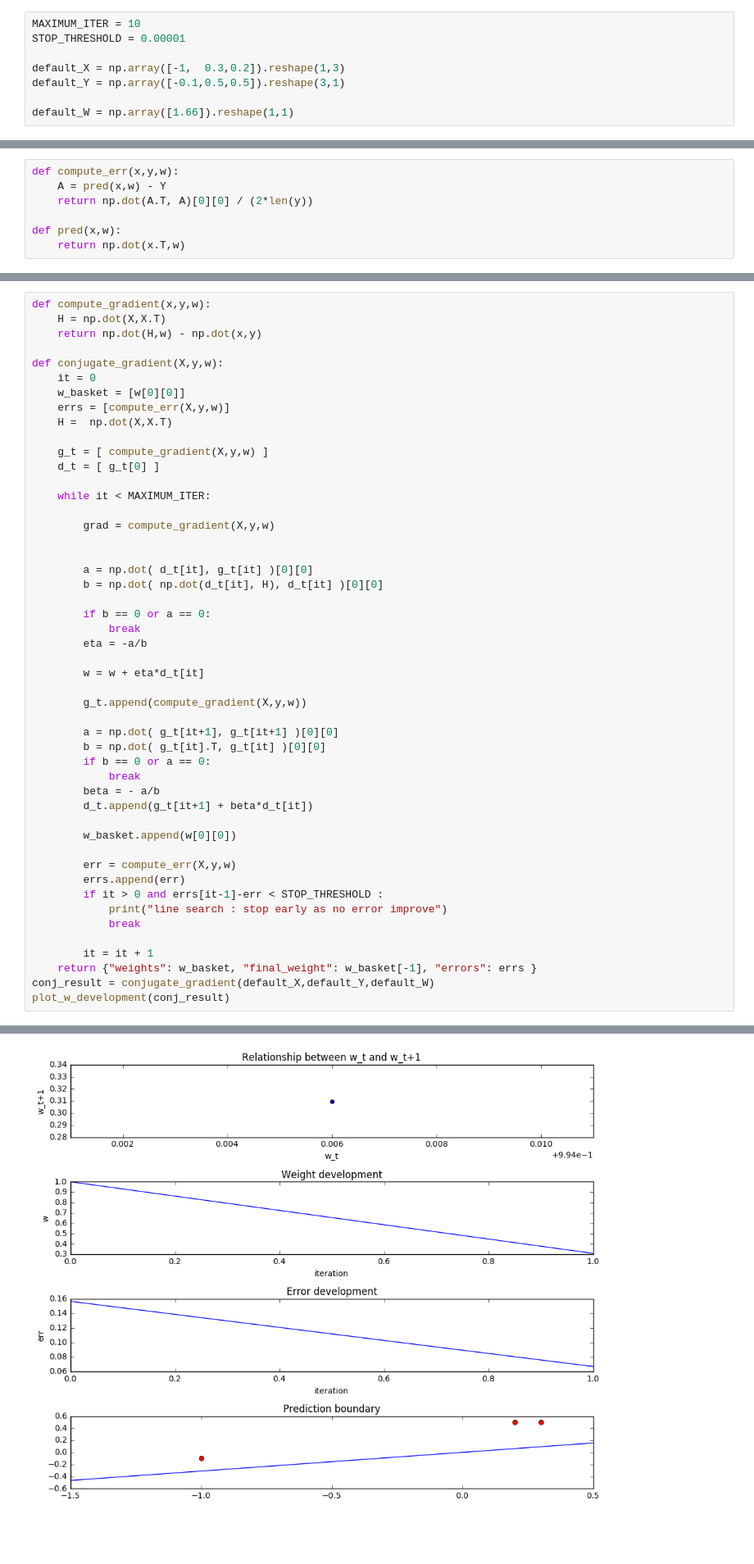
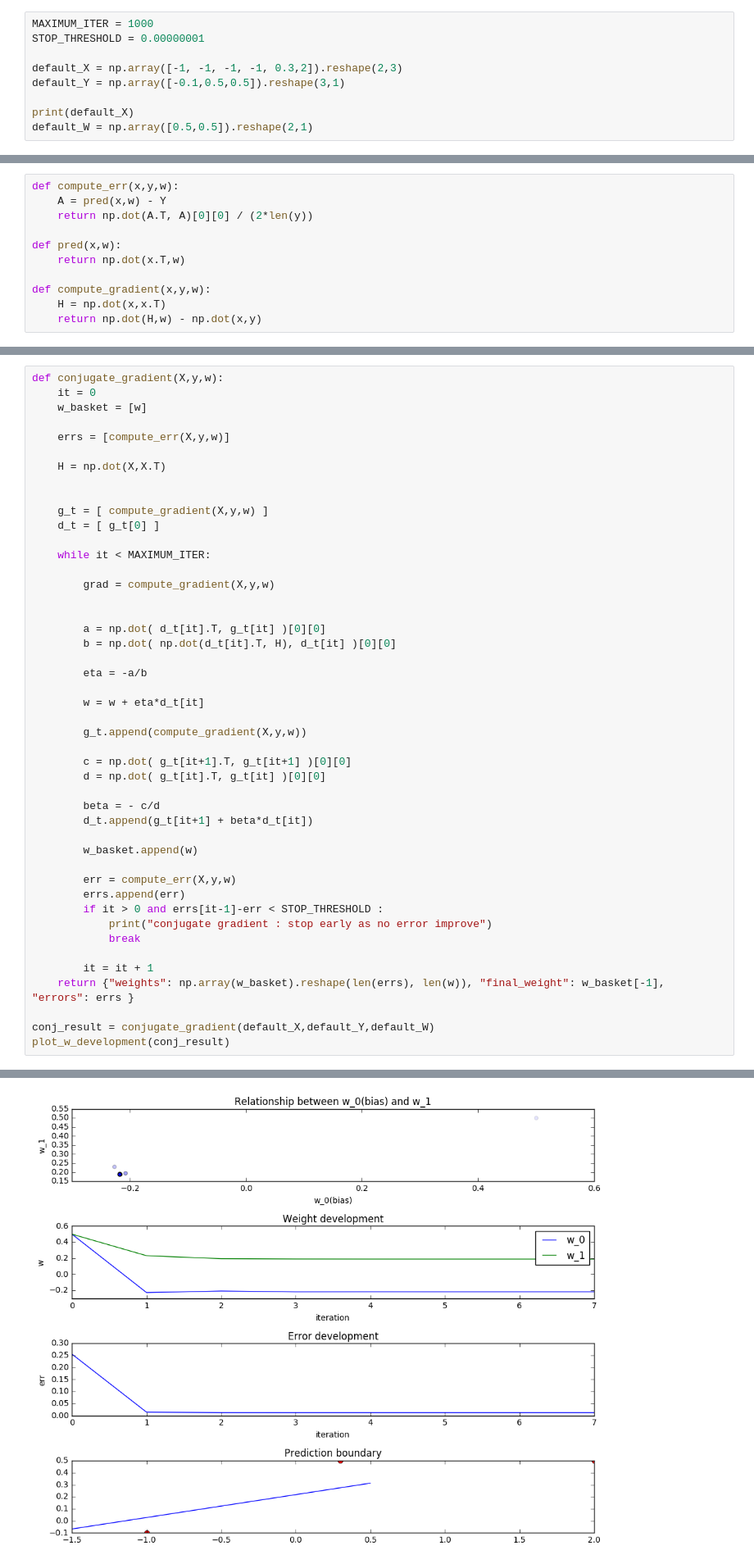
Before and after one commit to p16i/course-machine-intelligence-1, a Jupyter notebook: w4/learning-optimization.ipynb, the cells around one changed output, grey strips where cells are left out. Shown at 82% size. Cells and saved outputs as stored; diff of their text form; blank space fills up the shorter version.

Commit message:
Fix error

```diff
--- a/w4/learning-optimization.ipynb
+++ b/w4/learning-optimization.ipynb
@@ -6,10 +6,11 @@ import numpy as np
 
 plt.rcParams["figure.figsize"] = [10,8]
 # %%
-MAXIMUM_ITER = 10
-STOP_THRESHOLD = 0.00001
+MAXIMUM_ITER = 1000
+STOP_THRESHOLD = 0.00000001
 
-default_X = np.array([-1,  0.3,0.2]).reshape(1,3)
+default_X = np.array([-1, -1, -1, -1, 0.3,2]).reshape(2,3)
 default_Y = np.array([-0.1,0.5,0.5]).reshape(3,1)
 
-default_W = np.array([1.66]).reshape(1,1)
+print(default_X)
+default_W = np.array([0.5,0.5]).reshape(2,1)
@@ -60,6 +71,10 @@ def compute_err(x,y,w):
 
 def pred(x,w):
     return np.dot(x.T,w)
+
+def compute_gradient(x,y,w):
+    H = np.dot(x,x.T)
+    return np.dot(H,w) - np.dot(x,y)
 # %%
 
 def grd(X,y,w, eta=0.5):
@@ -132,13 +155,12 @@ error: 0.4016 with 2 iters
 # %%
-def compute_gradient(x,y,w):
-    H = np.dot(X,X.T)
-    return np.dot(H,w) - np.dot(x,y)
-
 def conjugate_gradient(X,y,w):
     it = 0
-    w_basket = [w[0][0]]
+    w_basket = [w]
+
     errs = [compute_err(X,y,w)]
-    H =  np.dot(X,X.T)
+
+    H = np.dot(X,X.T)
+
 
     g_t = [ compute_gradient(X,y,w) ]
     d_t = [ g_t[0] ]
@@ -148,34 +170,32 @@ def conjugate_gradient(X,y,w):
         grad = compute_gradient(X,y,w)
 
 
-        a = np.dot( d_t[it], g_t[it] )[0][0]
-        b = np.dot( np.dot(d_t[it], H), d_t[it] )[0][0]
+        a = np.dot( d_t[it].T, g_t[it] )[0][0]
+        b = np.dot( np.dot(d_t[it].T, H), d_t[it] )[0][0]
 
-        if b == 0 or a == 0:
-            break
         eta = -a/b
 
         w = w + eta*d_t[it]
 
         g_t.append(compute_gradient(X,y,w))
 
-        a = np.dot( g_t[it+1], g_t[it+1] )[0][0]
-        b = np.dot( g_t[it].T, g_t[it] )[0][0]
-        if b == 0 or a == 0:
-            break
-        beta = - a/b
+        c = np.dot( g_t[it+1].T, g_t[it+1] )[0][0]
+        d = np.dot( g_t[it].T, g_t[it] )[0][0]
+
+        beta = - c/d
         d_t.append(g_t[it+1] + beta*d_t[it])
 
-        w_basket.append(w[0][0])
+        w_basket.append(w)
 
         err = compute_err(X,y,w)
         errs.append(err)
         if it > 0 and errs[it-1]-err < STOP_THRESHOLD :
-            print("line search : stop early as no error improve")
+            print("conjugate gradient : stop early as no error improve")
             break
 
         it = it + 1
-    return {"weights": w_basket, "final_weight": w_basket[-1], "errors": errs }
+    return {"weights": np.array(w_basket).reshape(len(errs), len(w)), "final_weight": w_basket[-1], "errors": errs }
+
 conj_result = conjugate_gradient(default_X,default_Y,default_W)
 plot_w_development(conj_result)
 # %% [output]
@@ -183 +207 @@ error: 0.0669 with 1 iters
-[figure, old version]
+[figure, new version]
```
Also changed, not shown: parts of 5 cells of this notebook.
